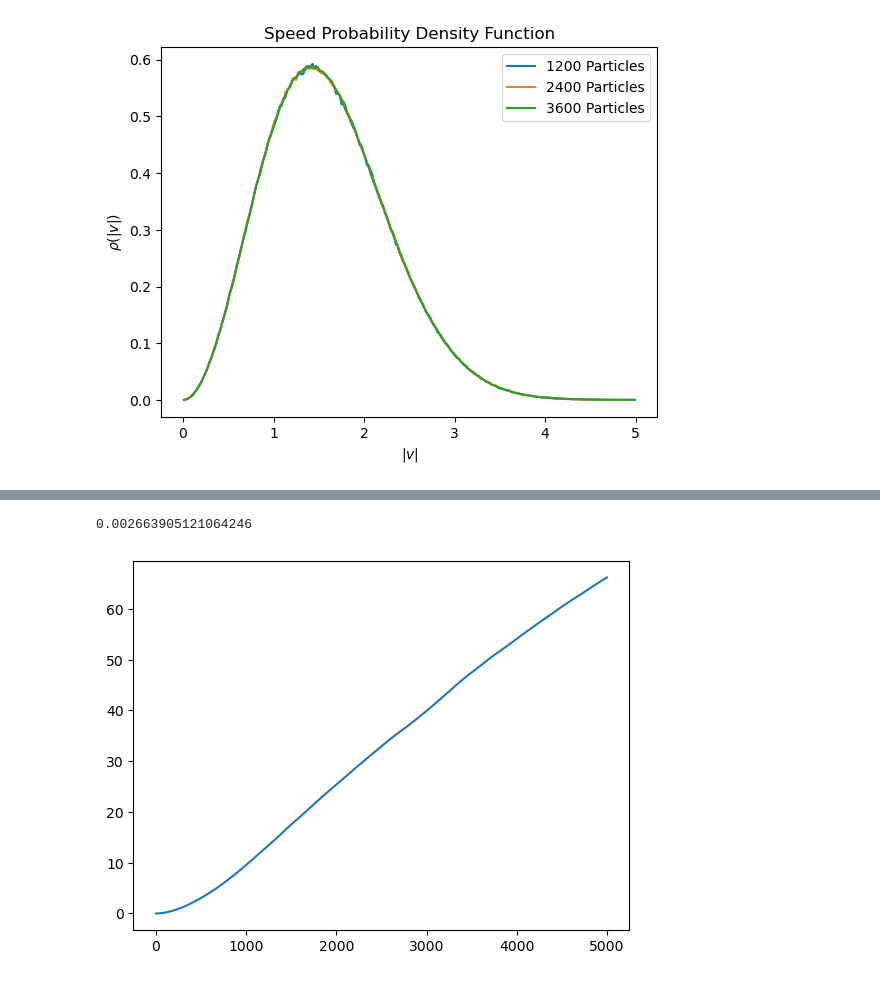
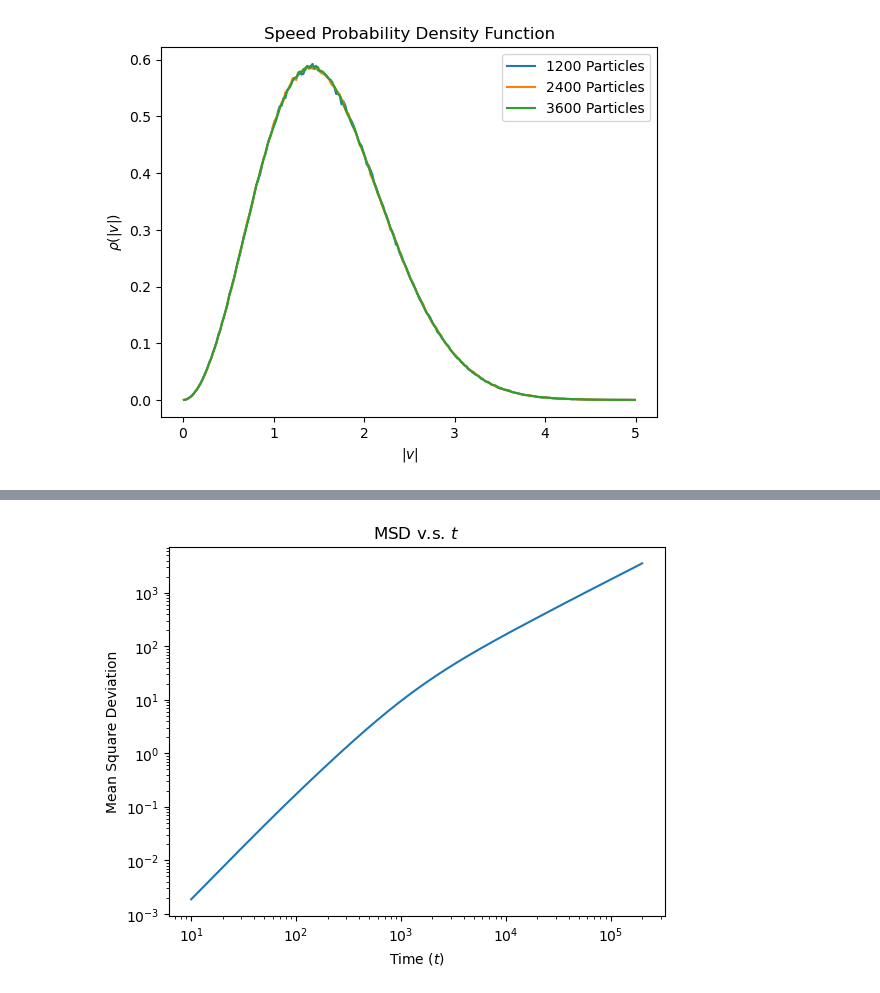
Before and after one commit to vigneshpai2003/Computational-Physics, a Jupyter notebook: Molecular_Dynamics/submission.ipynb, the cells around one changed output, grey strips where cells are left out. Saved outputs shown, nothing was run; the diff lists cells and outputs as text; code cells hidden in the pictures.

Commit message:
diffusion constant

```diff
--- a/Molecular_Dynamics/submission.ipynb
+++ b/Molecular_Dynamics/submission.ipynb
@@ -134,12 +137,25 @@ plt.show()
-# %%
-d = np.loadtxt('data/diffusion/d.dat')
-plt.plot(d)
-
-x = np.arange(len(d))
-
-m, b = np.polyfit(x[1000:2000], d[1000:2000], 1)
-
-m / 6
-# %% [output]
-0.002663905121064246
-[figure, removed]
+# %%
+msd = np.loadtxt('data/diffusion/msd.dat')
+N_msd = len(msd)
+
+t_dx = 10
+t = (1 + np.arange(N_msd)) * t_dx
+
+def get_derivative(x, y, interval):
+    slopes = []
+
+    for i in range(interval, len(y) - interval):
+        slopes.append(np.polyfit(x[i - interval : i + interval], y[i - interval : i + interval], 1)[0])
+
+    return slopes
+# %%
+plt.plot(t, msd)
+plt.xscale('log')
+plt.yscale('log')
+
+plt.xlabel('Time ($t$)')
+plt.ylabel('Mean Square Deviation')
+plt.title('MSD v.s. $t$')
+plt.show()
+# %% [output]
+[figure, added]
```
Also changed, not shown: parts of 5 cells of this notebook, 3 other files.
